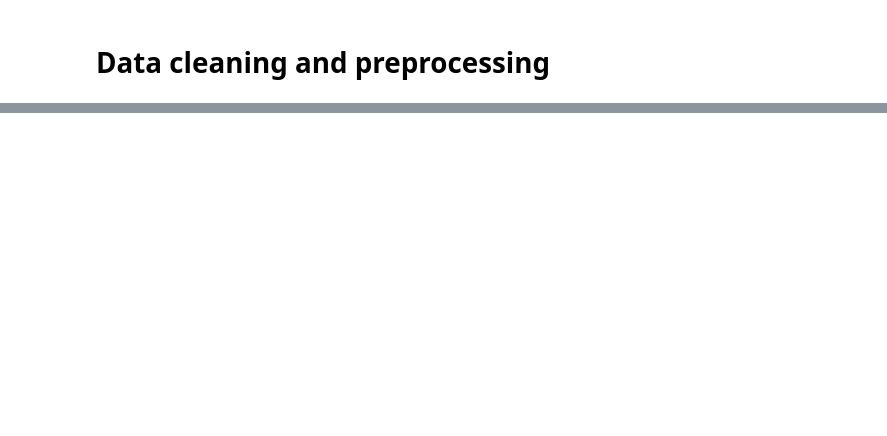
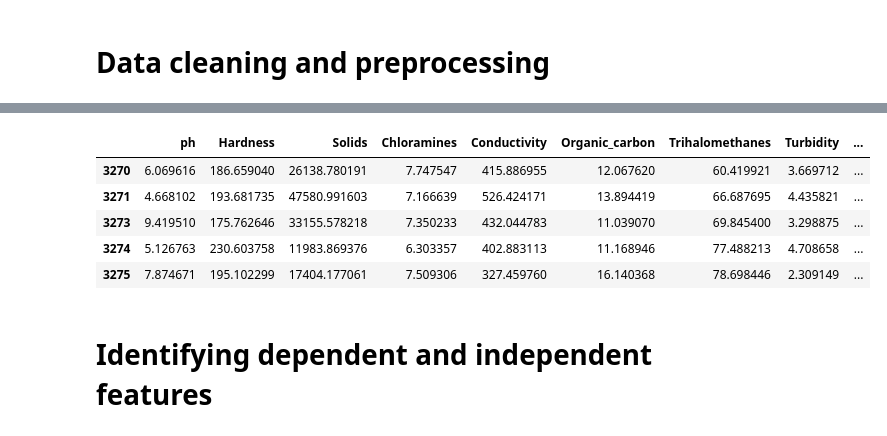
Before and after one commit to zecenbajra55/Water-quality-prediction, a Jupyter notebook: water quality prediction.ipynb, the cells around one changed output, grey strips where cells are left out. Saved outputs shown, nothing was run; the diff lists cells and outputs as text; code cells hidden in the pictures; blank space fills up the shorter version.

```diff
--- a/water quality prediction.ipynb
+++ b/water quality prediction.ipynb
@@ -109,0 +171,11 @@ df.describe()
+# %%
+df.tail()
+# %% [output]
+|  | ph | Hardness | Solids | Chloramines | Conductivity | Organic_carbon | Trihalomethanes | Turbidity | ... |
+| 3270 | 6.069616 | 186.659040 | 26138.780191 | 7.747547 | 415.886955 | 12.067620 | 60.419921 | 3.669712 | ... |
+| 3271 | 4.668102 | 193.681735 | 47580.991603 | 7.166639 | 526.424171 | 13.894419 | 66.687695 | 4.435821 | ... |
+| 3273 | 9.419510 | 175.762646 | 33155.578218 | 7.350233 | 432.044783 | 11.039070 | 69.845400 | 3.298875 | ... |
+| 3274 | 5.126763 | 230.603758 | 11983.869376 | 6.303357 | 402.883113 | 11.168946 | 77.488213 | 4.708658 | ... |
+| 3275 | 7.874671 | 195.102299 | 17404.177061 | 7.509306 | 327.459760 | 16.140368 | 78.698446 | 2.309149 | ... |
+# %% [markdown]
+# Identifying dependent and independent features
```
Also changed, not shown: parts of 21 cells of this notebook.
